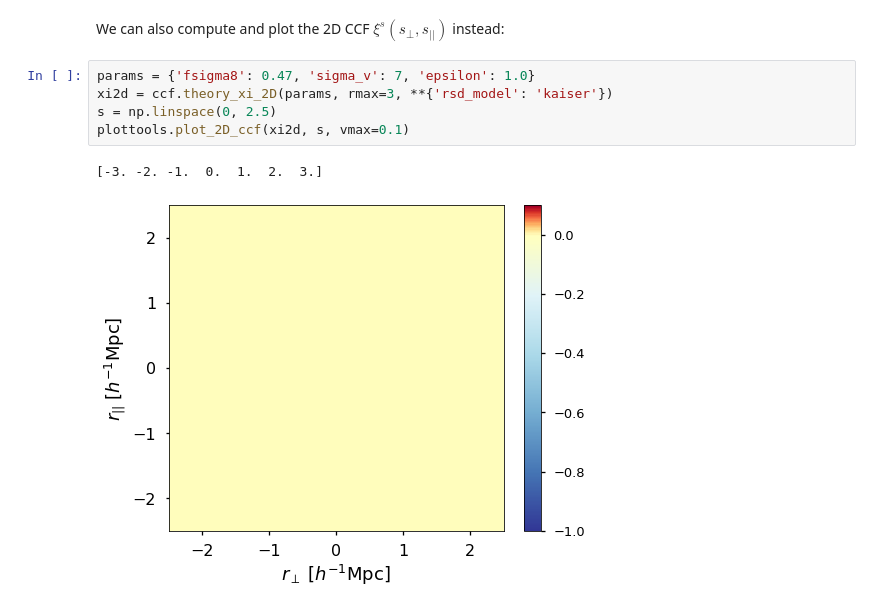
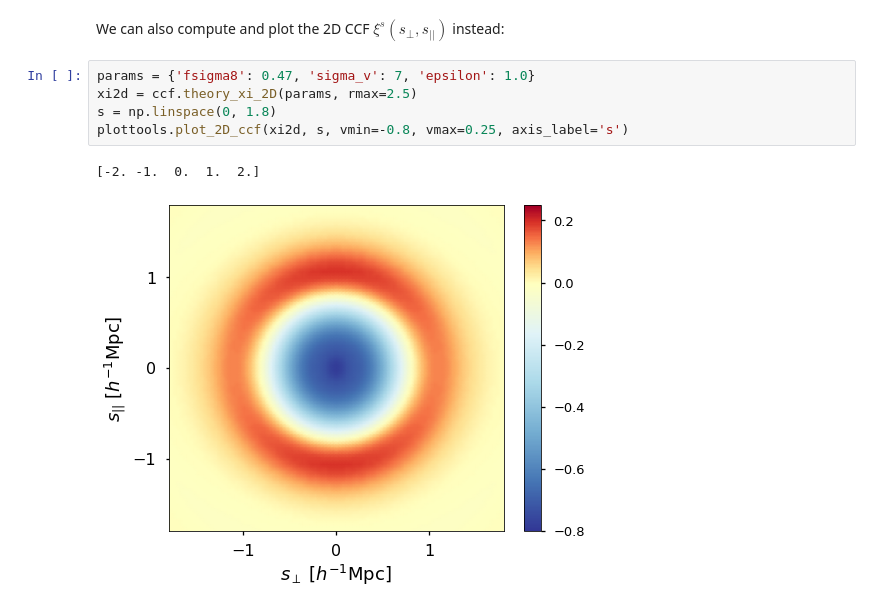
Before and after one commit to seshnadathur/victor, a Jupyter notebook: notebooks/model_calculation_demo.ipynb, the cells around one changed output. Saved outputs shown, nothing was run; the diff lists cells and outputs as text.

Commit message:
fixed bug in 2D model calculation

```diff
--- a/notebooks/model_calculation_demo.ipynb
+++ b/notebooks/model_calculation_demo.ipynb
@@ -181,9 +181,9 @@ plt.tight_layout(w_pad=3)
 We can also compute and plot the 2D CCF $\xi^s(s_\perp,s_{||})$ instead:
 # %%
 params = {'fsigma8': 0.47, 'sigma_v': 7, 'epsilon': 1.0}
-xi2d = ccf.theory_xi_2D(params, rmax=3, **{'rsd_model': 'kaiser'})
-s = np.linspace(0, 2.5)
-plottools.plot_2D_ccf(xi2d, s, vmax=0.1)
+xi2d = ccf.theory_xi_2D(params, rmax=2.5)
+s = np.linspace(0, 1.8)
+plottools.plot_2D_ccf(xi2d, s, vmin=-0.8, vmax=0.25, axis_label='s')
 # %% [output]
-[-3. -2. -1.  0.  1.  2.  3.]
+[-2. -1.  0.  1.  2.]
-[figure, old version]
+[figure, new version]
```
Also changed, not shown: parts of 8 cells of this notebook, 2 other files.
